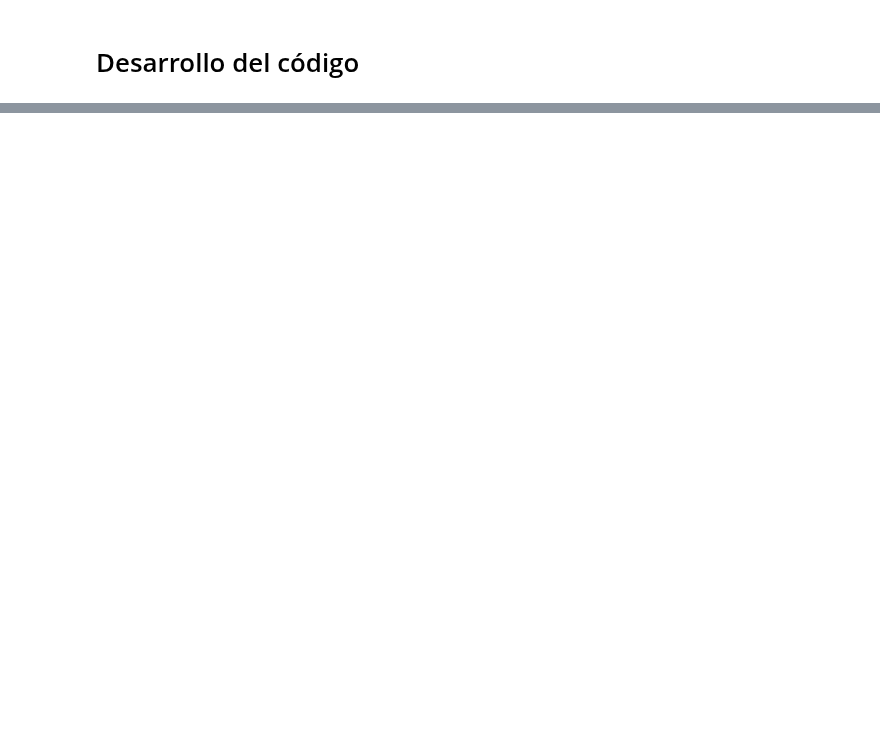
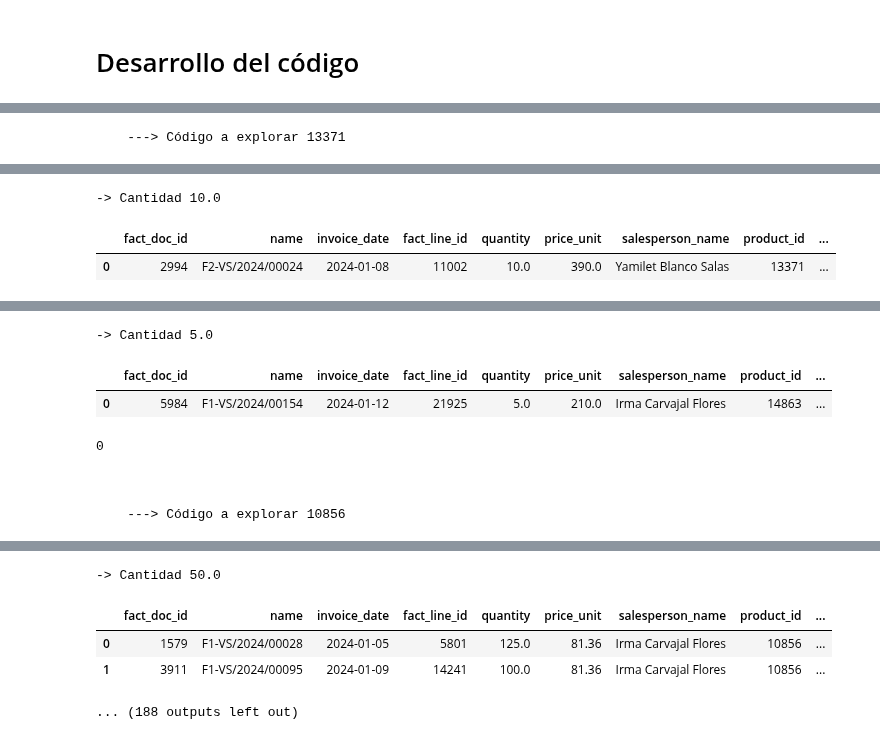
Before and after one commit to ecostichp/odoo_comisiones, a Jupyter notebook: comisiones/algoritmos/algoritmo_costo_de_venta_mes_func.ipynb, the cells around one changed output, grey strips where cells are left out. Cells and saved outputs as stored; diff of their text form; code cells hidden in the pictures; blank space fills up the shorter version.

```diff
--- a/comisiones/algoritmos/algoritmo_costo_de_venta_mes_func.ipynb
+++ b/comisiones/algoritmos/algoritmo_costo_de_venta_mes_func.ipynb
@@ -400,0 +437,64 @@ wep = match_1.loc[match_1['fact_line_id'] == 18752][cols_match]
+# %%
+# Match resultantes del 1er match.
+match_1 = match_1_merge.loc[~match_1_merge['fact_line_id'].isna(), ['line_id', 'fact_line_id']]
+
+# Después de correr el 1er match, las ventas restantes
+ventas_restantes_after_match_1 = ventas_restantes.loc[
+                                        ~ventas_restantes['fact_line_id'].isin(match_1['fact_line_id'])
+                                    ]
+
+# Después de correr el 1er match, las compras que tienen un product_id que sí existe en las ventas restantes.
+compras_especiales_restantes_after_match_1 = compras_especiales_restantes.loc[
+                                                        (~compras_especiales_restantes['line_id'].isin(match_1['line_id']))
+                                                        & (compras_especiales_restantes['product_id_pp'].isin(ventas_restantes_after_match_1['product_id']))
+                                                    ]
+
+# Resto de las compras especiales. Estan no tienen un product_id que existe en las ventas restantes y no se pueden merchar.
+compras_especiales_sin_ventas = compras_especiales_restantes.loc[
+                                                        (~compras_especiales_restantes['line_id'].isin(match_1['line_id']))
+                                                        & (~compras_especiales_restantes['product_id_pp'].isin(ventas_restantes_after_match_1['product_id']))
+                                                    ]
+# %%
+match_2 = pd.DataFrame([], columns=['line_id','fact_line_id'])
+
+for i in range(len(compras_especiales_restantes_after_match_1)):
+
+    linea_compra = compras_especiales_restantes_after_match_1.sort_values('order_date').iloc[i]
+
+    mini_df = ventas_restantes_after_match_1.loc[
+                (~ventas_restantes_after_match_1['fact_line_id'].isin(match_2['fact_line_id']))
+                & (ventas_restantes_after_match_1['salesperson_name'] == linea_compra['vendedora'])
+                & (ventas_restantes_after_match_1['product_id'] == linea_compra['product_id_pp'])
+                # & (ventas_restantes_after_match_1['invoice_date'] >= linea_compra['order_date'] - pd.Timedelta(days=5))
+                # & (ventas_restantes_after_match_1['invoice_date'] <= linea_compra['order_date'] + pd.Timedelta(days=5))
+            ]
+
+    if not mini_df.empty:
+        df_copia = mini_df.copy()
+        df_copia['diff'] = abs(df_copia['invoice_date'] - linea_compra['order_date'])
+        df_sort = df_copia.sort_values('diff').reset_index()
+        df_sort['cumsum'] = df_sort['quantity'].cumsum()
+        index = df_sort[df_sort['cumsum'] == linea_compra['product_qty']].index[0] if not df_sort[df_sort['cumsum'] == linea_compra['product_qty']].index.empty else None
+        if index != None:
+            df_sort.loc[:index , 'line_id'] = linea_compra['line_id']
+
+            if match_2.empty:
+                match_2 = df_sort.loc[~df_sort['line_id'].isna(), ['line_id','fact_line_id']].copy()
+            else:
+                match_2 = pd.concat([
+                            match_2,
+                            df_sort.loc[~df_sort['line_id'].isna(), ['line_id','fact_line_id']],
+                        ])
+
+        else:
+            df_sort.loc[:index , 'line_id'] = pd.NA
+
+
+        print(f"    ---> Código a explorar {linea_compra['product_id_pp']}")
+        display(compras_especiales_restantes_after_match_1[compras_especiales_restantes_after_match_1['line_id'] == linea_compra['line_id']])
+        print(f"-> Cantidad {linea_compra['product_qty']}")
+        display(df_sort[cols_vent + ['diff', 'cumsum', 'line_id']])
+        print(index)
+        print('\n\n')
+# %% [output]
+    ---> Código a explorar 13371
@@ -400,0 +503,3 @@ wep = match_1.loc[match_1['fact_line_id'] == 18752][cols_match]
+-> Cantidad 10.0
+|  | fact_doc_id | name | invoice_date | fact_line_id | quantity | price_unit | salesperson_name | product_id | ... |
+| 0 | 2994 | F2-VS/2024/00024 | 2024-01-08 | 11002 | 10.0 | 390.0 | Yamilet Blanco Salas | 13371 | ... |
@@ -400,0 +513,8 @@ wep = match_1.loc[match_1['fact_line_id'] == 18752][cols_match]
+-> Cantidad 5.0
+|  | fact_doc_id | name | invoice_date | fact_line_id | quantity | price_unit | salesperson_name | product_id | ... |
+| 0 | 5984 | F1-VS/2024/00154 | 2024-01-12 | 21925 | 5.0 | 210.0 | Irma Carvajal Flores | 14863 | ... |
+0
+
+
+
+    ---> Código a explorar 10856
@@ -400,0 +523,5 @@ wep = match_1.loc[match_1['fact_line_id'] == 18752][cols_match]
+-> Cantidad 50.0
+|  | fact_doc_id | name | invoice_date | fact_line_id | quantity | price_unit | salesperson_name | product_id | ... |
+| 0 | 1579 | F1-VS/2024/00028 | 2024-01-05 | 5801 | 125.0 | 81.36 | Irma Carvajal Flores | 10856 | ... |
+| 1 | 3911 | F1-VS/2024/00095 | 2024-01-09 | 14241 | 100.0 | 81.36 | Irma Carvajal Flores | 10856 | ... |
+... (188 outputs left out)
```
Also changed, not shown: parts of 18 cells of this notebook, 3 other files.
